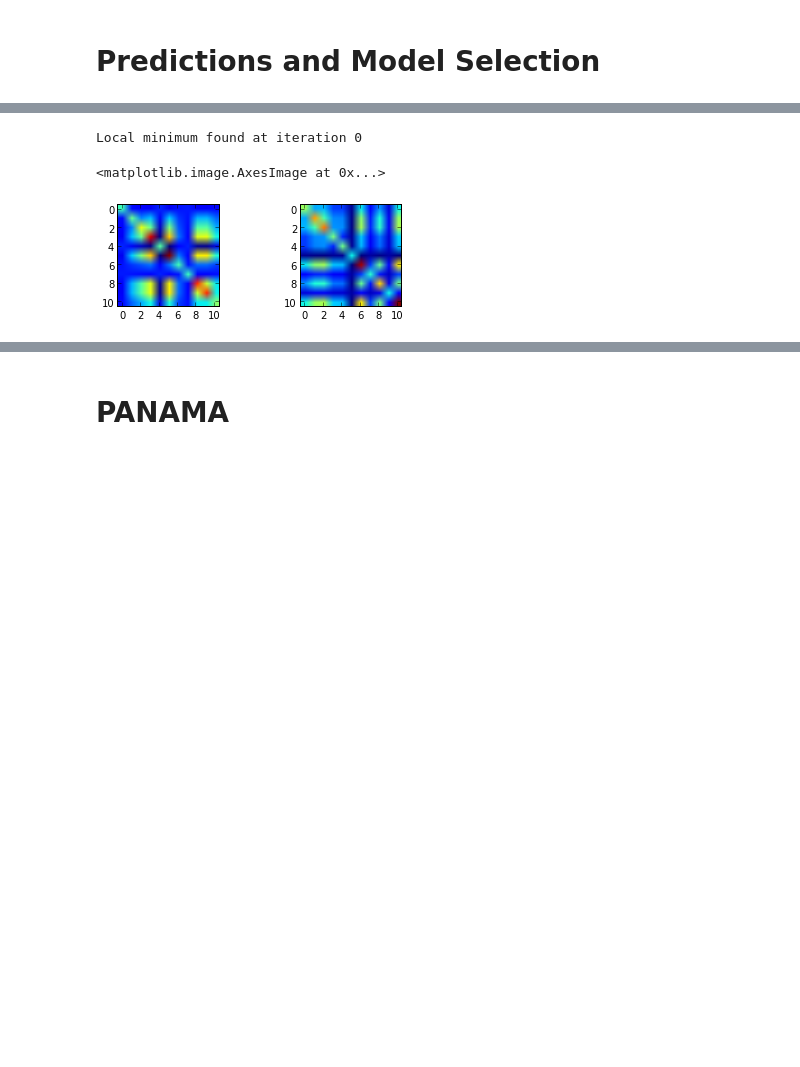
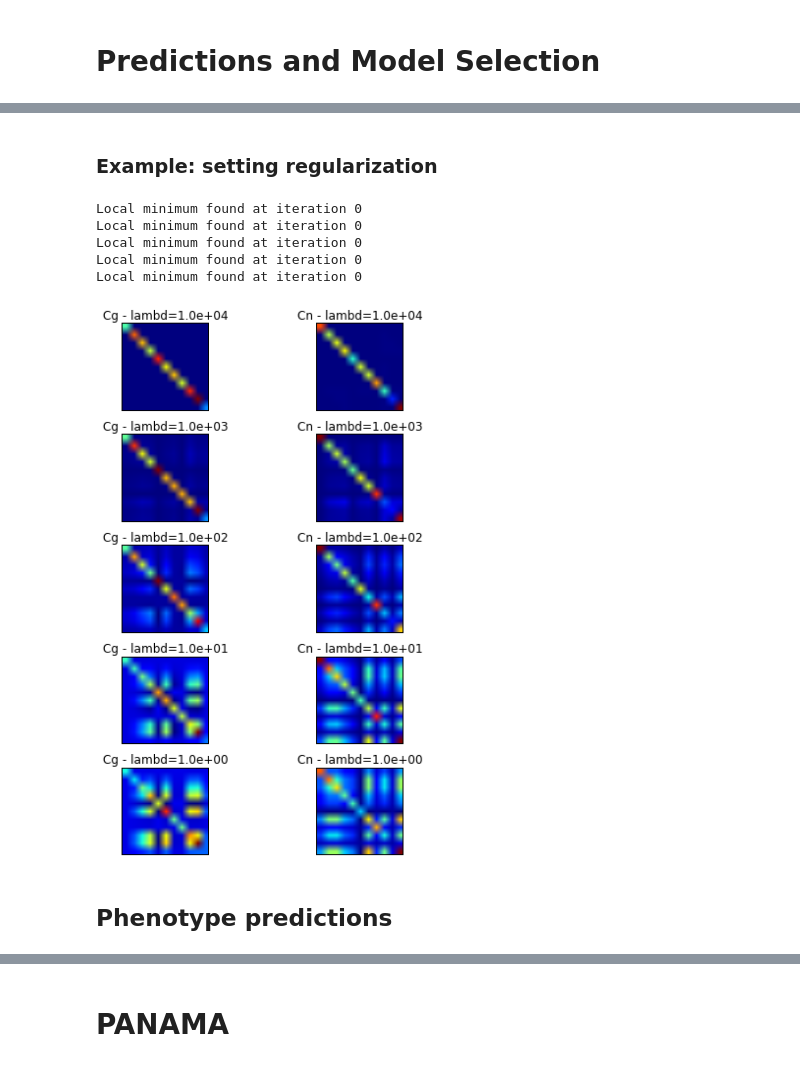
Before and after one commit to PMBio/limix-tutorials, a Jupyter notebook: demo_yeast.ipynb, the cells around one changed output, grey strips where cells are left out. Saved outputs shown, nothing was run; the diff lists cells and outputs as text; code cells hidden in the pictures; blank space fills up the shorter version.

Commit message:
added reg, predict and cv

```diff
--- a/demo_yeast.ipynb
+++ b/demo_yeast.ipynb
@@ -781,21 +813,47 @@ of the poligenic effect with the environment.
+# %% [markdown]
+### Example: setting regularization
 # %%
 Y = data.getPhenotypes(geneIDs=lysine_group,environments=0)[0]
 # variance component model
 vc = VAR.VarianceDecomposition(Y)
 vc.addFixedEffect()
-vc.addRandomEffect(K=R,trait_covar_type='lowrank_id',rank=1)
-vc.addRandomEffect(is_noise=True,trait_covar_type='lowrank_id',rank=1)
-vc.optimize()
-# retrieve geno and noise covariance matrix
-Cg = vc.getTraitCovar(0)
-Cn = vc.getTraitCovar(1)
+vc.addRandomEffect(K=R,trait_covar_type='lowrank_diag')
+vc.addRandomEffect(is_noise=True,trait_covar_type='lowrank_diag')
+
+# setting different extent of panalization
+lambds = [1e4, # very highly penalized model
+          1e3,1e2,1e1,
+          1e0 # lowly penalized model
+         ]
+Cg = []
+Cn = []
+for lambd in lambds:
+    # fit the model with extent of penalization lambd
+    vc.optimize(lambd=lambd)
+    # store trait covariance matrices
+    Cg.append(vc.getTraitCovar(0))
+    Cn.append(vc.getTraitCovar(1))
 # %% [output]
 Local minimum found at iteration 0
+Local minimum found at iteration 0
+Local minimum found at iteration 0
+Local minimum found at iteration 0
+Local minimum found at iteration 0
-# %%
-PL.subplot(2,2,1)
-PL.imshow(Cg)
-PL.subplot(2,2,2)
-PL.imshow(Cn)
-# %% [output]
-<matplotlib.image.AxesImage at 0x...>
-[figure, removed]
+# %%
+PL.figure(1,figsize=(6,8))
+for i in range(len(lambds)):
+    plt = PL.subplot(len(lambds),2,2*i+1)
+    PL.title('Cg - lambd=%.1e'%lambds[i])
+    PL.imshow(Cg[i])
+    plt.set_xticks([])
+    plt.set_yticks([])
+    plt = PL.subplot(len(lambds),2,2*i+2)
+    PL.title('Cn - lambd=%.1e'%lambds[i])
+    PL.imshow(Cn[i])
+    plt.set_xticks([])
+    plt.set_yticks([])
+PL.tight_layout()
+# %% [output]
+[figure, added]
+# %% [markdown]
+## Phenotype predictions
```
Also changed, not shown: parts of 20 cells of this notebook.
